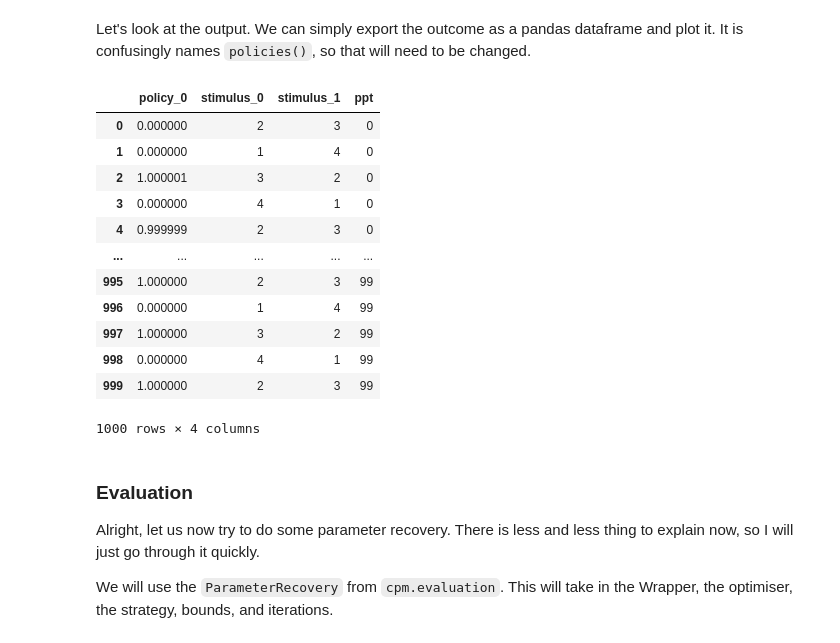
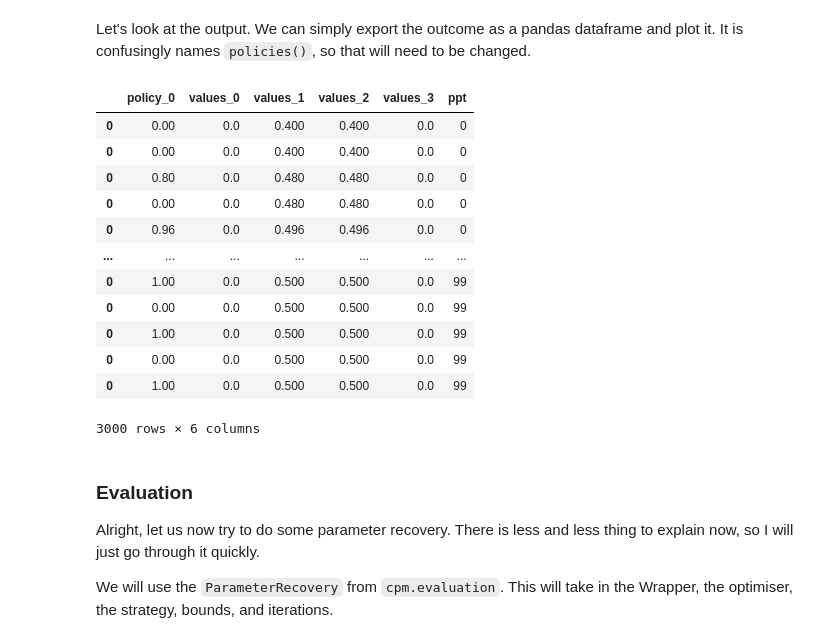
Before and after one commit to DevComPsy/cpm, a Jupyter notebook: tmp/cpm-walkthrough.ipynb, the cells around one changed output. Drawn from its saved outputs; the diff is of its cells as text; code cells hidden in the pictures.

```diff
--- a/tmp/cpm-walkthrough.ipynb
+++ b/tmp/cpm-walkthrough.ipynb
@@ -64,28 +63,26 @@ def model(parameters, trial):
     weights = parameters.values
 
     ## import trial
-    stimulus = trial.get("input")
+    stimulus = trial.get("trials")
     stimulus = Nominal(target=stimulus, bits=4)
     feedback = trial.get("feedback")
 
     ## specify the computations for a given trial
     ## multiply weights with stimulis vector
-    active = LinearActivation(input=stimulus, weights=weights)
-    active.compute()
+    active = stimulus * weights
     ## this is a mock-up policy
-    policy = np.sum(active.weights) * temperature
+    policy = np.sum(active) * temperature
     ## learning
     learning = DeltaRule(
-        weights=active.weights, feedback=feedback, alpha=alpha, input=stimulus
+        weights=active, feedback=feedback, alpha=alpha, input=stimulus
     )
     learning.compute()
     error = learning.weights
     weights += error
     output = {
-        "policy": policy,
+        "policy": np.array([policy]),
         "values": weights,
     }
-
     return output
 # %% [markdown]
 This is a very simple model with some very simple components and output.
@@ -124,7 +120,7 @@ data = {
     "trials": np.array(
         [[2, 3], [1, 4], [3, 2], [4, 1], [2, 3], [2, 3], [1, 4], [3, 2], [4, 1], [2, 3]]
     ),
-    "feedback": np.array([1, 0, 1, 0, 1, 1, 0, 1, 0, 1]),
+    "feedback": np.array([[1], [0], [1], [0], [1], [1], [0], [1], [0], [1]]),
 }
 # %% [markdown]
 The next bit that we can do is to use the `Wrapper` class to run the model on our experiment, like it was a participant.
@@ -224,7 +215,7 @@ for i in range(100):
                 [2, 3],
             ]
         ),
-        "feedback": np.array([1, 0, 1, 0, 1, 1, 0, 1, 0, 1]),
+        "feedback": np.array([[1], [0], [1], [0], [1], [1], [0], [1], [0], [1]]),
         "observed": np.array([[1], [0], [1], [0], [1], [1], [0], [1], [0], [1]]),
     }
     experiment.append(ppt)
@@ -257,7 +248,7 @@ Fit = DifferentialEvolution(
     model=wrap,
     bounds=bounds,
     data=experiment,
-    minimisation="LogLikelihood", # currently, this is the only working metric
+    minimisation=minimise.LogLikelihood, # currently, this is the only working metric
     mutation=0.5, # kwargs
     recombination=0.7, # kwargs
     strategy="best1bin", # kwargs
@@ -311,22 +342,22 @@ Let's look at the output.
 We can simply export the outcome as a pandas dataframe and plot it.
 It is confusingly names `policies()`, so that will need to be changed.
 # %%
-simulation = explore.policies()
+simulation = explore.export()
 simulation
 # %% [output]
-|  | policy_0 | stimulus_0 | stimulus_1 | ppt |
-| 0 | 0.000000 | 2 | 3 | 0 |
-| 1 | 0.000000 | 1 | 4 | 0 |
-| 2 | 1.000001 | 3 | 2 | 0 |
-| 3 | 0.000000 | 4 | 1 | 0 |
-| 4 | 0.999999 | 2 | 3 | 0 |
-| ... | ... | ... | ... | ... |
-| 995 | 1.000000 | 2 | 3 | 99 |
-| 996 | 0.000000 | 1 | 4 | 99 |
-| 997 | 1.000000 | 3 | 2 | 99 |
-| 998 | 0.000000 | 4 | 1 | 99 |
-| 999 | 1.000000 | 2 | 3 | 99 |
+|  | policy_0 | values_0 | values_1 | values_2 | values_3 | ppt |
+| 0 | 0.00 | 0.0 | 0.400 | 0.400 | 0.0 | 0 |
+| 0 | 0.00 | 0.0 | 0.400 | 0.400 | 0.0 | 0 |
+| 0 | 0.80 | 0.0 | 0.480 | 0.480 | 0.0 | 0 |
+| 0 | 0.00 | 0.0 | 0.480 | 0.480 | 0.0 | 0 |
+| 0 | 0.96 | 0.0 | 0.496 | 0.496 | 0.0 | 0 |
+| ... | ... | ... | ... | ... | ... | ... |
+| 0 | 1.00 | 0.0 | 0.500 | 0.500 | 0.0 | 99 |
+| 0 | 0.00 | 0.0 | 0.500 | 0.500 | 0.0 | 99 |
+| 0 | 1.00 | 0.0 | 0.500 | 0.500 | 0.0 | 99 |
+| 0 | 0.00 | 0.0 | 0.500 | 0.500 | 0.0 | 99 |
+| 0 | 1.00 | 0.0 | 0.500 | 0.500 | 0.0 | 99 |
-1000 rows × 4 columns
+3000 rows × 6 columns
 # %% [markdown]
 ### Evaluation
 
```
Also changed, not shown: parts of 11 cells of this notebook, 4 other files.
